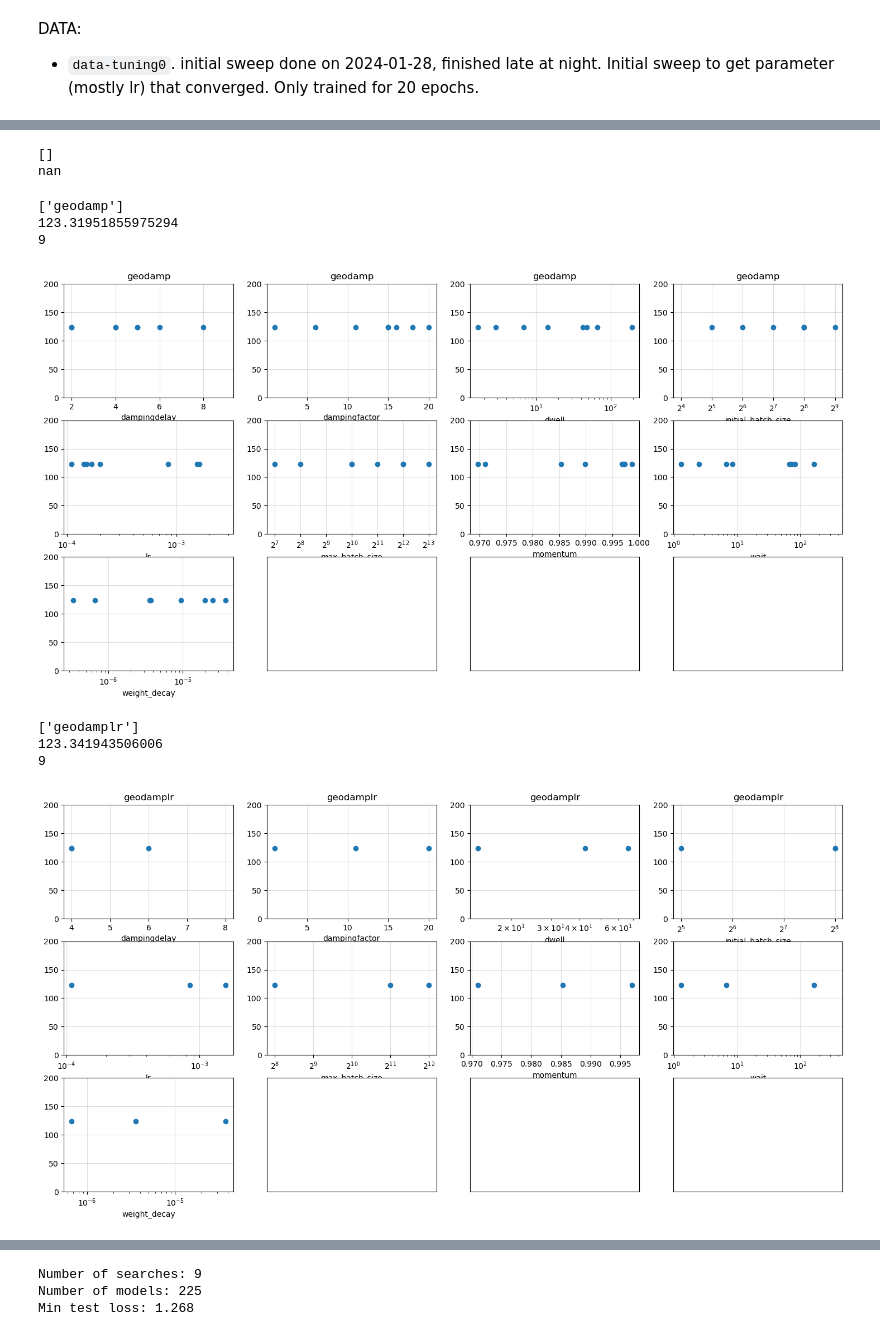
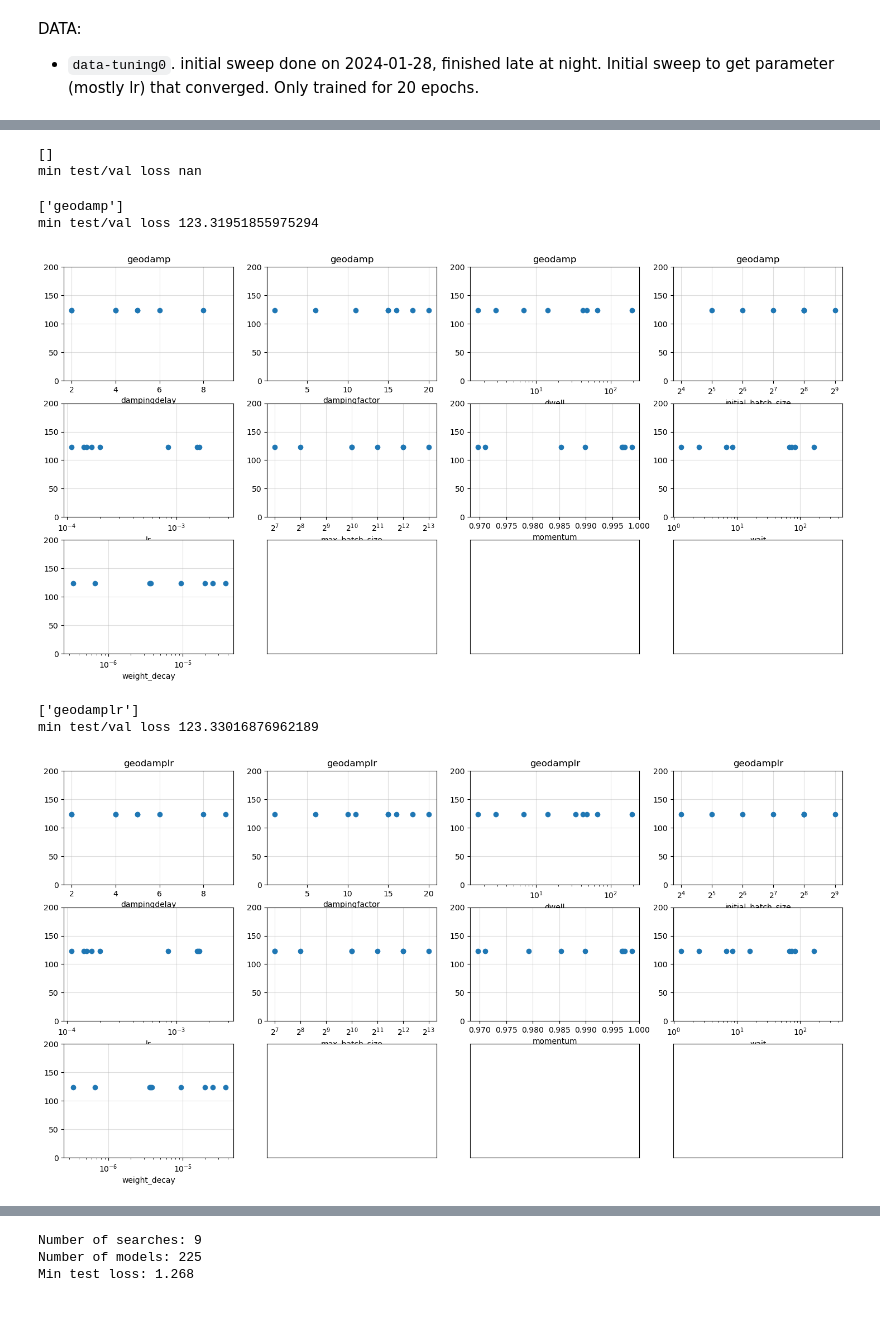
Before and after one commit to stsievert/adadamp-experiments, a Jupyter notebook: exp-autoencoder/viz-random-search.ipynb, the cells around one changed output, grey strips where cells are left out. Cells and saved outputs as stored; diff of their text form; code cells hidden in the pictures.

```diff
--- a/exp-autoencoder/viz-random-search.ipynb
+++ b/exp-autoencoder/viz-random-search.ipynb
@@ -97,21 +103,21 @@ fig, axs = show("radadamp", cv_results)
 [figure]
 # %%
-fig, axs = show("radadamplr", cv_results)
+fig, axs, df = show("radadamplr", cv_results)
+DFS["radadamplr"] = df
 # %% [output]
 []
-nan
+min test/val loss nan
 # %%
-fig, axs = show("geodamp", cv_results)
+fig, axs, df = show("geodamp", cv_results)
+DFS["geodamp"] = df
 # %% [output]
 ['geodamp']
-123.31951855975294
-9
+min test/val loss 123.31951855975294
 [figure]
 # %%
-fig, axs = show("geodamplr", cv_results)
+fig, axs, df = show("geodamplr", cv_results)
 # %% [output]
 ['geodamplr']
-123.341943506006
-9
+min test/val loss 123.33016876962189
-[figure, old version]
+[figure, new version]
 # %%
```
Also changed, not shown: parts of 17 cells of this notebook, 1 other file.
